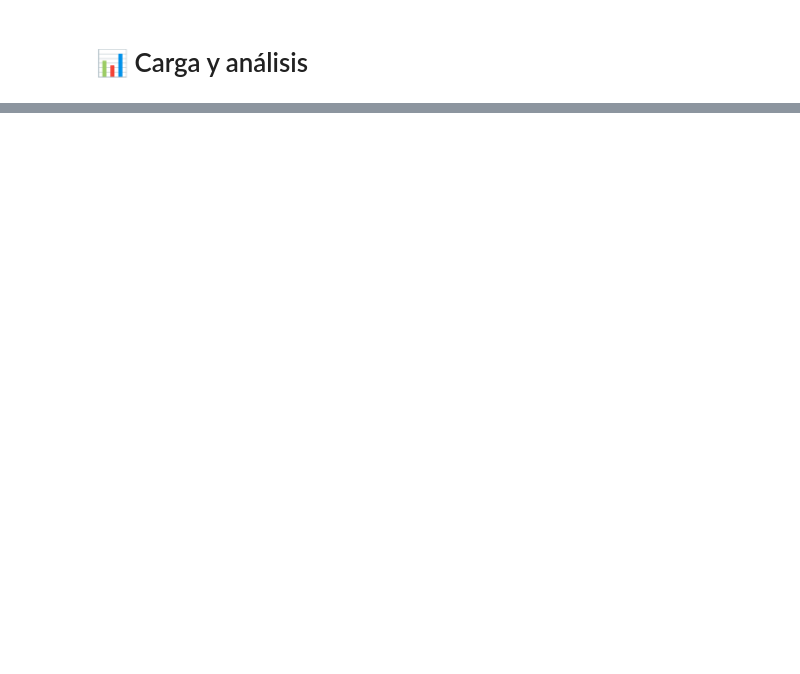
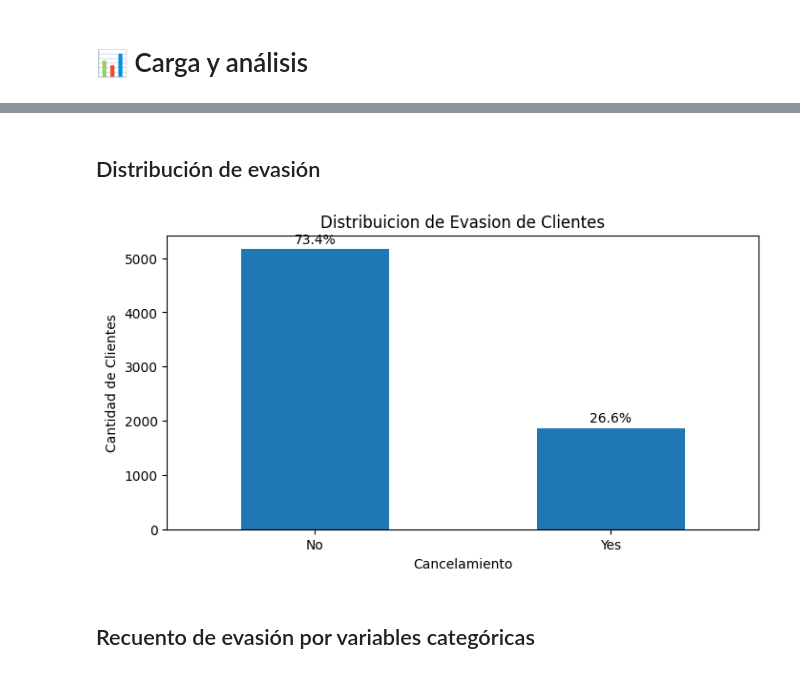
Before and after one commit to keiko-404/Challenge2_Telecom_X, a Jupyter notebook: TelecomX_LATAM.ipynb, the cells around one changed output, grey strips where cells are left out. Drawn from its saved outputs; the diff is of its cells as text; code cells hidden in the pictures; blank space fills up the shorter version.

```diff
--- a/TelecomX_LATAM.ipynb
+++ b/TelecomX_LATAM.ipynb
@@ -64,0 +237,3 @@ dtype: object
+# %%
+df['cuentas_diarias'] = df['account.Charges.Monthly'] / 30
+df
@@ -64,0 +256,25 @@ dtype: object
+# %%
+columnas = {    # Diccionario con los nuevos nombres de las columnas.
+    'customerID': 'id',
+    'customer.gender': 'genero',
+    'customer.SeniorCitizen': 'tiene +60',
+    'customer.Partner': 'posee_pareja',
+    'customer.Dependents': 'posee_dependientes',
+    'customer.tenure': 'tiempo_contrato',
+    'phone.PhoneService': 'servicio_telefono',
+    'phone.MultipleLines': 'multiples_lineas',
+    'internet.InternetService': 'tipo_internet',
+    'internet.OnlineSecurity': 'seguridad_online',
+    'internet.OnlineBackup': 'backup_online',
+    'internet.DeviceProtection': 'proteccion_dispositivo',
+    'internet.TechSupport': 'soporte_tecnico',
+    'internet.StreamingTV': 'streaming_tv',
+    'internet.StreamingMovies': 'streaming_peliculas',
+    'account.Contract': 'tipo_contrato',
+    'account.PaperlessBilling': 'factura_digital',
+    'account.PaymentMethod': 'metodo_pago',
+    'account.Charges.Monthly': 'valor_mensal',
+    'account.Charges.Total': 'total_cobrado'
+}
+df = df.rename(columns= columnas)
+df
@@ -68,0 +311,23 @@ dtype: object
+# %% [markdown]
+## Distribución de evasión
+# %%
+import matplotlib.pyplot as plt
+
+plt.figure(figsize=(8, 4))
+churn_counts = df['Churn'].value_counts()
+churn_percentages = (churn_counts / len(df)) * 100
+
+ax = churn_counts.plot(kind='bar')
+plt.title('Distribuicion de Evasion de Clientes')
+plt.xlabel('Cancelamiento')
+plt.ylabel('Cantidad de Clientes')
+plt.xticks(rotation=0)
+
+for i, percentage in enumerate(churn_percentages):
+    ax.text(i, churn_counts.iloc[i] + 50, f'{percentage:.1f}%', ha='center', va='bottom')
+
+plt.show()
+# %% [output]
+[figure, added]
+# %% [markdown]
+## Recuento de evasión por variables categóricas
```
Also changed, not shown: parts of 36 cells of this notebook.
